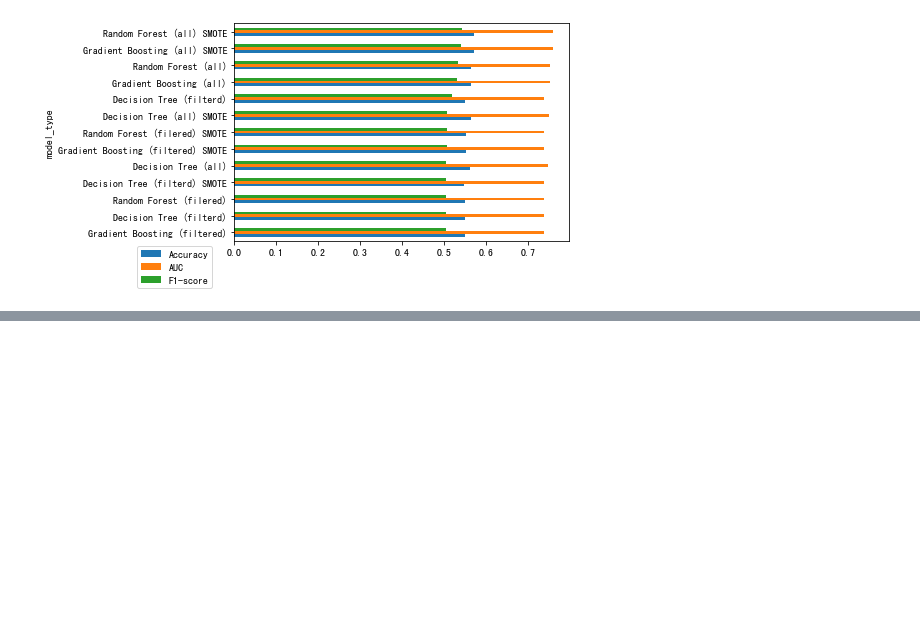
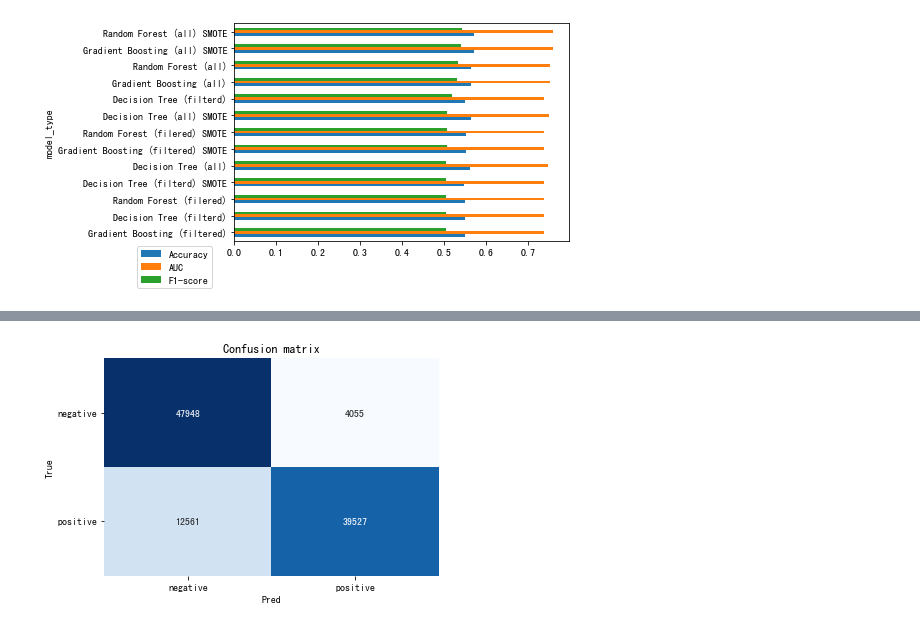
Before and after one commit to oraclekaia/dm, a Jupyter notebook: project1.ipynb, the cells around one changed output, grey strips where cells are left out. Drawn from its saved outputs; the diff is of its cells as text; code cells hidden in the pictures; blank space fills up the shorter version.

Commit message:
remove other

```diff
--- a/project1.ipynb
+++ b/project1.ipynb
@@ -2303,0 +2545,7 @@ plt.legend(bbox_to_anchor=(-0.05,0))
+# %%
+# y= drop_na.corona_result
+
+# features_all=['cough', 'fever', 'sore_throat', 'shortness_of_breath', 'head_ache', 'age_60_and_above', 'gender', 'test_indication']
+# X_all =drop_na[features_all]
+
+X_train_all, X_test_all, y_train_all, y_test_all = train_test_split(X_resampled_all_re, y_resampled_all_re, test_size=0.2, random_state=2022)
@@ -2303,0 +2565,4 @@ plt.legend(bbox_to_anchor=(-0.05,0))
+# %%
+model_type="Gradient Boosting (all) remove 'other'"
+gb_all = GradientBoostingClassifier()
+gb_all.fit(X_train_all, y_train_all)
@@ -2303,0 +2571,9 @@ plt.legend(bbox_to_anchor=(-0.05,0))
+# %%
+predicted_all = gb_all.predict(X_test_all)
+predicted_prob_all = gb_all.predict_proba(X_test_all)
+
+# accuracy=accuracy_score(y_test, predicted)
+# confusion=confusion_matrix(y_test, predicted)
+
+# print("Accurracy: ", accuracy)
+# print("Confusion Matrix: ", confusion)
@@ -2303,0 +2598,68 @@ plt.legend(bbox_to_anchor=(-0.05,0))
+# %%
+classes = np.unique(y_test_all)
+y_test_array = pd.get_dummies(y_test_all, drop_first=False).values
+
+## Accuracy, Precision, Recall
+accuracy = metrics.accuracy_score(y_test_all, predicted_all)
+auc = metrics.roc_auc_score(y_test_array, predicted_prob_all,
+                            multi_class="ovr")
+f1=f1_score(y_test_all, predicted_all, average='weighted')
+precision_all=precision_score(y_test_all, predicted_all, average='weighted')
+recall_all=recall_score(y_test_all, predicted_all, average='weighted')
+
+print("Accuracy:",  round(accuracy,2))
+print("Auc:", round(auc,2))
+print("Detail:")
+print(metrics.classification_report(y_test_all, predicted_all))
+
+## Plot confusion matrix
+cm = metrics.confusion_matrix(y_test_all, predicted_all)
+fig, ax = plt.subplots()
+sns.heatmap(cm, annot=True, fmt='d', ax=ax, cmap=plt.cm.Blues,
+            cbar=False)
+ax.set(xlabel="Pred", ylabel="True", xticklabels=classes,
+       yticklabels=classes, title="Confusion matrix")
+plt.yticks(rotation=0)
+
+fig, ax = plt.subplots(nrows=1, ncols=2, figsize=(15,5))
+
+## Plot roc
+roc_auc_dict = {}
+for i in range(len(classes)):
+    fpr, tpr, thresholds = metrics.roc_curve(y_test_array[:,i],
+                           predicted_prob_all[:,i])
+    roc_auc = metrics.auc(fpr, tpr)
+    ax[0].plot(fpr, tpr, lw=3,
+            #   label='{0} (area={1:0.2f})'.format(classes[i],
+            #                   metrics.auc(fpr, tpr))
+                label='{0} (area={1:0.2f})'.format(classes[i], roc_auc)
+               )
+    roc_auc_dict[classes[i]] = {"fpr":fpr,"tpr": tpr, "roc_auc": roc_auc}
+
+ax[0].plot([0,1], [0,1], color='navy', lw=3, linestyle='--')
+ax[0].set(xlim=[-0.05,1.0], ylim=[0.0,1.05],
+          xlabel='False Positive Rate',
+          ylabel="True Positive Rate (Recall)",
+          title="Receiver operating characteristic")
+ax[0].legend(loc="lower right")
+ax[0].grid(True)
+
+## Plot precision-recall curve
+for i in range(len(classes)):
+    precision, recall, thresholds = metrics.precision_recall_curve(
+                 y_test_array[:,i], predicted_prob_all[:,i])
+    ax[1].plot(recall, precision, lw=3,
+               label='{0} (area={1:0.2f})'.format(classes[i],
+                                  metrics.auc(recall, precision))
+              )
+ax[1].set(xlim=[0.0,1.05], ylim=[0.0,1.05], xlabel='Recall',
+          ylabel="Precision", title="Precision-Recall curve")
+ax[1].legend(loc="best")
+ax[1].grid(True)
+plt.show()
+
+# 把結果加進result_df
+result_df = result_df.append({'model_type': model_type, 'Accuracy': accuracy, 'AUC': auc, 'F1-score': f1, 'Recall':recall_all, 'Precision':precision_all}
+                             , ignore_index=True)
+roc_auc_all[model_type] = roc_auc
+# %% [output]
@@ -2303,0 +2677 @@ plt.legend(bbox_to_anchor=(-0.05,0))
+[figure, added]
```
Also changed, not shown: parts of 76 cells of this notebook.
